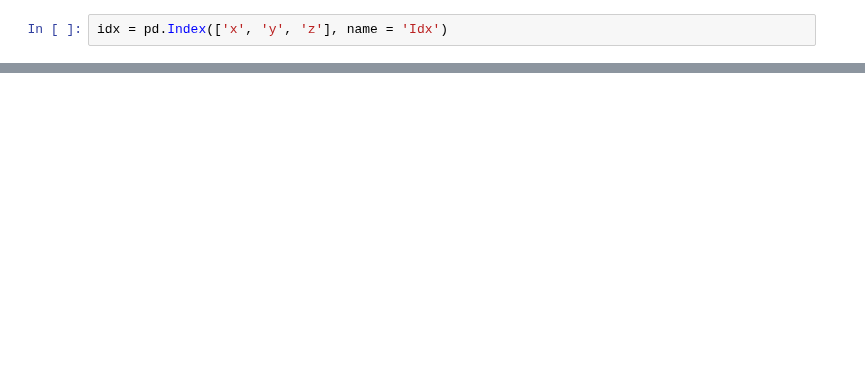
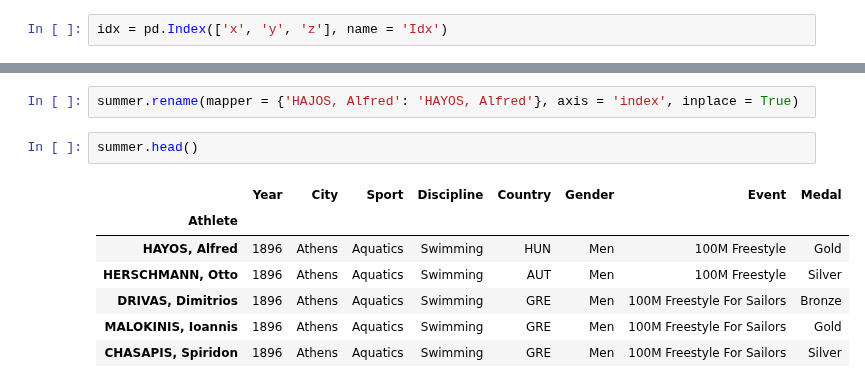
Before and after one commit to alchemistbg/udemy-the-complete-pandas-bootcamp, a Jupyter notebook: Section-06/Panda Series.ipynb, the cells around one changed output, grey strips where cells are left out. Cells and saved outputs as stored; diff of their text form; blank space fills up the shorter version.

```diff
--- a/Section-06/Panda Series.ipynb
+++ b/Section-06/Panda Series.ipynb
@@ -1303,0 +563,12 @@ Name: Values, dtype: int64
+# %%
+summer.rename(mapper = {'HAJOS, Alfred': 'HAYOS, Alfred'}, axis = 'index', inplace = True)
+# %%
+summer.head()
+# %% [output]
+|  | Year | City | Sport | Discipline | Country | Gender | Event | Medal |
+| Athlete |  |  |  |  |  |  |  |  |
+| HAYOS, Alfred | 1896 | Athens | Aquatics | Swimming | HUN | Men | 100M Freestyle | Gold |
+| HERSCHMANN, Otto | 1896 | Athens | Aquatics | Swimming | AUT | Men | 100M Freestyle | Silver |
+| DRIVAS, Dimitrios | 1896 | Athens | Aquatics | Swimming | GRE | Men | 100M Freestyle For Sailors | Bronze |
+| MALOKINIS, Ioannis | 1896 | Athens | Aquatics | Swimming | GRE | Men | 100M Freestyle For Sailors | Gold |
+| CHASAPIS, Spiridon | 1896 | Athens | Aquatics | Swimming | GRE | Men | 100M Freestyle For Sailors | Silver |
```
Also changed, not shown: parts of 195 cells of this notebook, 1 other file.
